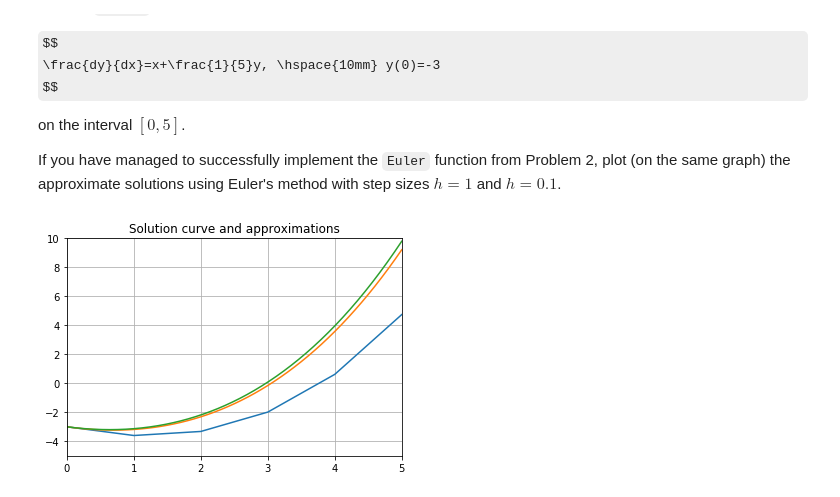
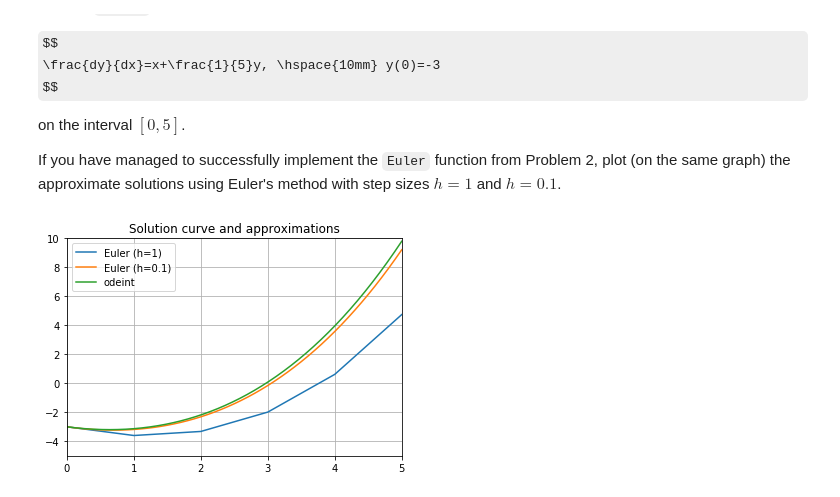
Before and after one commit to richardellard/odes-with-python, a Jupyter notebook: Problem sets/[Completed] Problem Set 7.ipynb, the cells around one changed output. Saved outputs shown, nothing was run; the diff lists cells and outputs as text; code cells hidden in the pictures; some formulas as TeX source.

```diff
--- a/Problem sets/[Completed] Problem Set 7.ipynb
+++ b/Problem sets/[Completed] Problem Set 7.ipynb
@@ -86,34 +87,35 @@ If you have managed to successfully implement the `Euler` function from Problem
 def f(y, x):
     return x + y/5
 
 y0 = -3
 
 x_range = (0, 5)
 y_range = (-5, 10)
 
 #fig, ax = plt.subplots()
 #ax.set_aspect('equal')
 plt.title('Solution curve and approximations')
 plt.grid(True)
 
 h = 1
 x = np.arange(x_range[0], x_range[1] + h, h)
 y = Euler(f, y0, x)
-plt.plot(x, y)
+plt.plot(x, y, label='Euler (h=1)')
 
 h = 0.1
 x = np.arange(x_range[0], x_range[1] + h, h)
 y = Euler(f, y0, x)
-plt.plot(x, y)
+plt.plot(x, y, label='Euler (h=0.1)')
 
 h = 0.01
 x = np.arange(x_range[0], x_range[1] + h, h)
 y = odeint(f, y0, x)
-plt.plot(x, y)
+plt.plot(x, y, label='odeint')
 
 plt.xlim(x_range)
 plt.ylim(y_range)
+plt.legend()
 
 plt.show()
 # %% [output]
-[figure, old version]
+[figure, new version]
```
Also changed, not shown: parts of 1 cell of this notebook, 1 other file.
